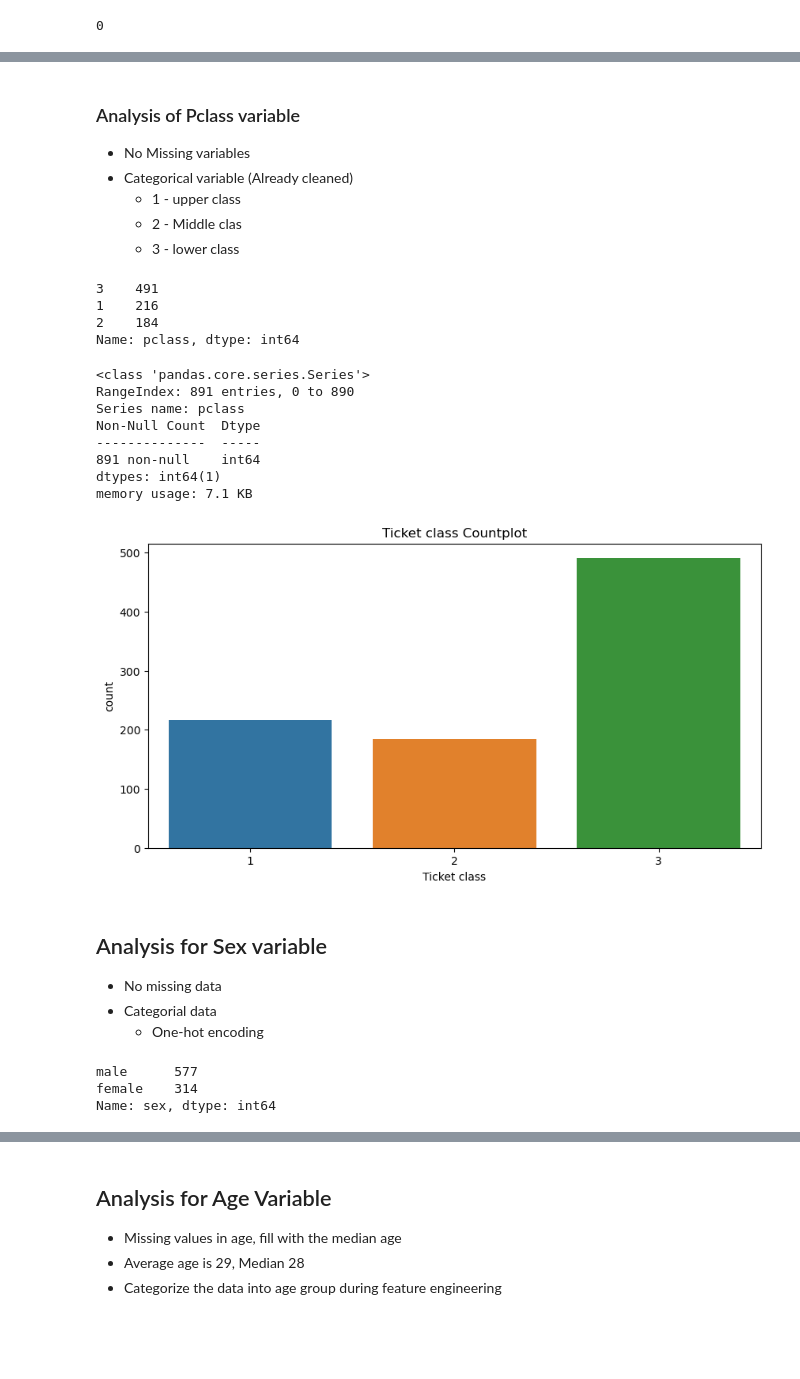
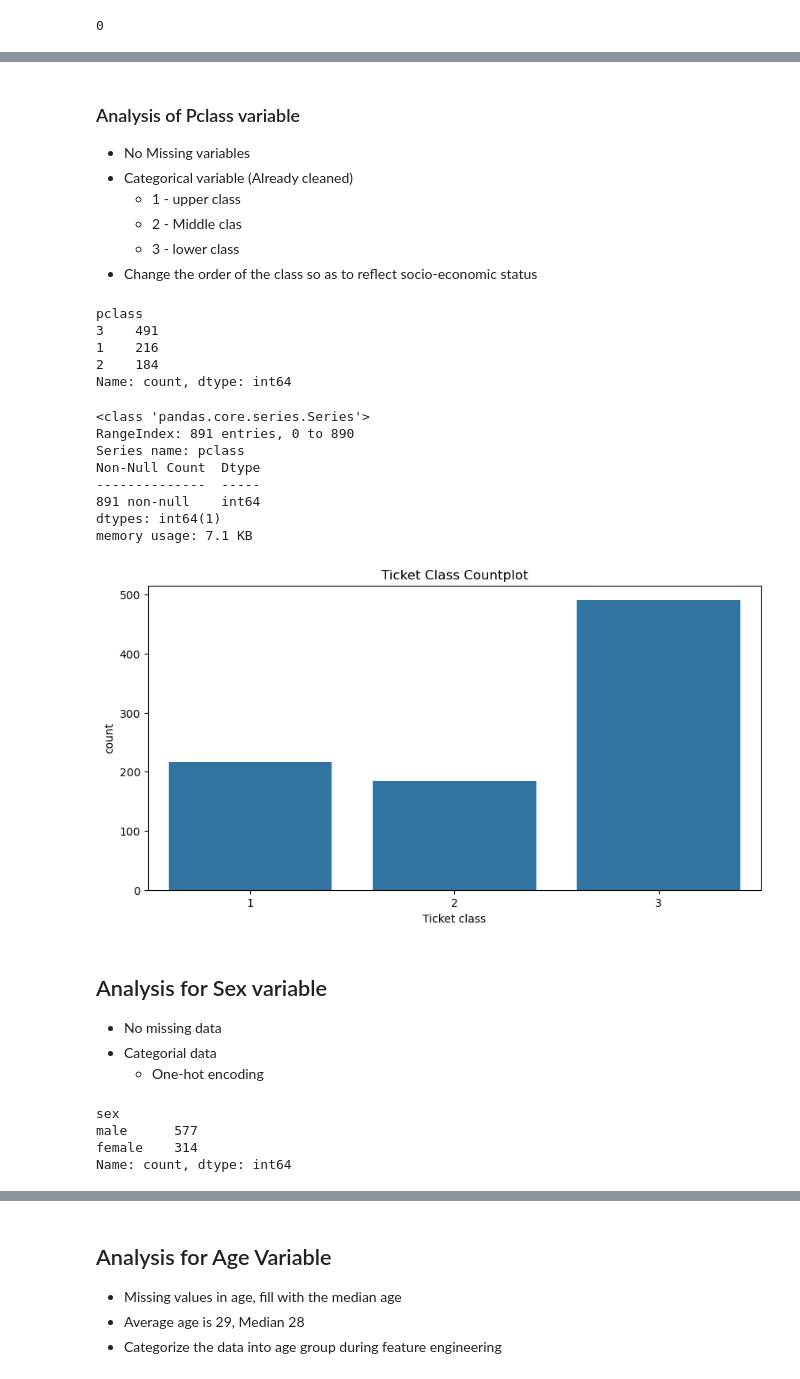
Before and after one commit to SOkwharobo/titanic_machine_learning_from_disaster, a Jupyter notebook: titanic_ml.ipynb, the cells around one changed output, grey strips where cells are left out. Drawn from its saved outputs; the diff is of its cells as text; code cells hidden in the pictures; blank space fills up the shorter version.

```diff
--- a/titanic_ml.ipynb
+++ b/titanic_ml.ipynb
@@ -97,3 +99,5 @@ df.rename(columns={
+# %%
+df.drop("name", axis=1, inplace=True)
 # %% [markdown]
 ### Analysis of Pclass variable
 
@@ -102,13 +106,15 @@ df.rename(columns={
     - 1 - upper class
     - 2 - Middle clas
     - 3 - lower class
+- Change the order of the class so as to reflect socio-economic status
 # %%
 df["pclass"].value_counts()
 # %% [output]
+pclass
 3    491
 1    216
 2    184
-Name: pclass, dtype: int64
+Name: count, dtype: int64
 # %%
 df["pclass"].info()
 # %% [output]
@@ -129,10 +136,7 @@ def catergorical_plot(x_ax, title, x_label,y_label=None):
 # %%
-plt.figure(figsize=(10,5))
-sns.countplot(df,x="pclass")
-plt.title("Ticket class Countplot")
-plt.xlabel("Ticket class");
+catergorical_plot("pclass", "Ticket Class Countplot", "Ticket class")
 # %% [output]
-[figure, old version]
+[figure, new version]
 # %% [markdown]
 ## Analysis for Sex variable
 
@@ -142,9 +146,10 @@ plt.xlabel("Ticket class");
 # %%
 df["sex"].value_counts()
 # %% [output]
+sex
 male      577
 female    314
-Name: sex, dtype: int64
+Name: count, dtype: int64
 # %%
 # countplot for sex distibution
 catergorical_plot("sex", "Sex Distribution", "Sex")
```
Also changed, not shown: parts of 66 cells of this notebook.
